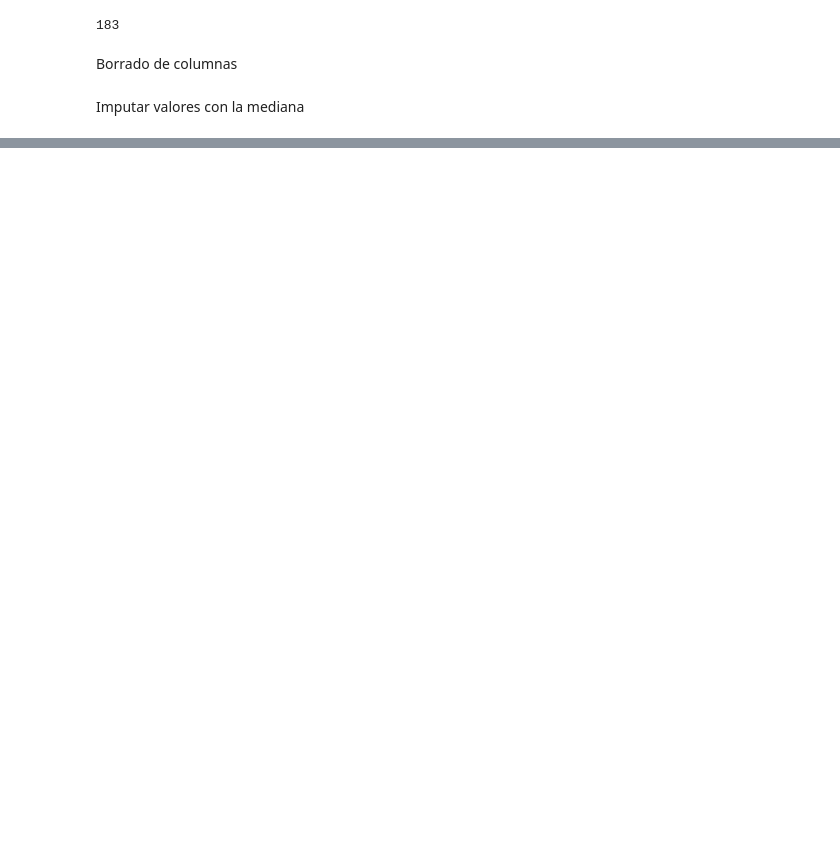
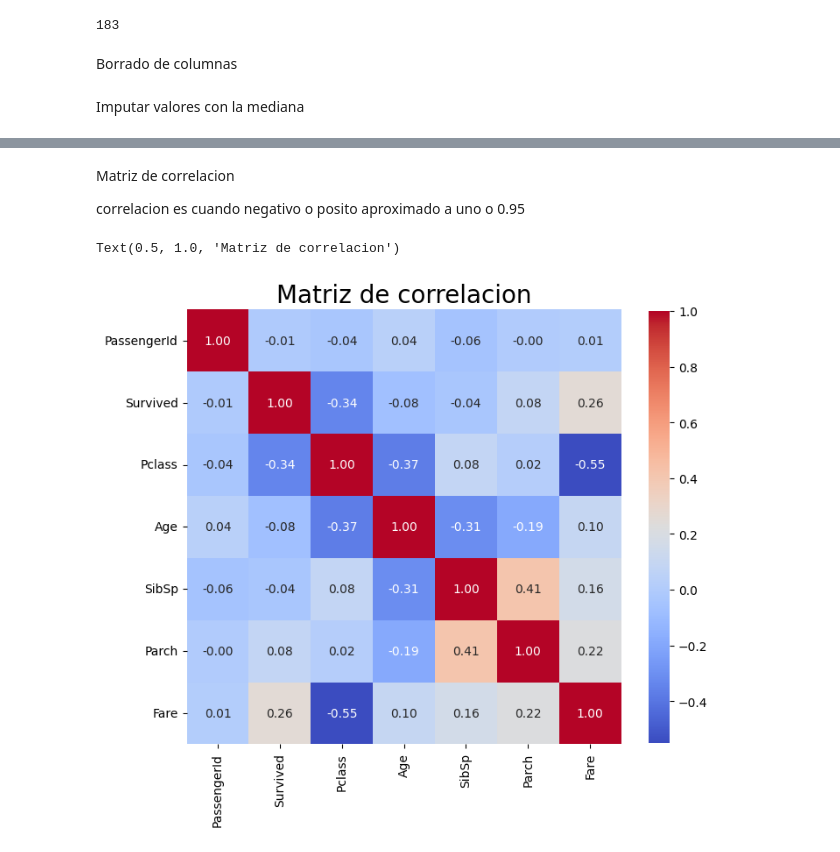
Before and after one commit to ccastro13/Ia, a Jupyter notebook: IA/IA/notebooks/dataclean.ipynb, the cells around one changed output, grey strips where cells are left out. Saved outputs shown, nothing was run; the diff lists cells and outputs as text; code cells hidden in the pictures; blank space fills up the shorter version.

```diff
--- a/IA/IA/notebooks/dataclean.ipynb
+++ b/IA/IA/notebooks/dataclean.ipynb
@@ -196,0 +269,14 @@ dtype: float64
+# %% [markdown]
+Matriz de correlacion
+
+correlacion es cuando negativo o posito aproximado a uno o 0.95
+# %%
+cols = data.select_dtypes (include =["number"]).columns
+matriz = data [cols].corr()
+
+plt.figure(figsize=(8,8))
+sns.heatmap(matriz, annot=True, fmt=".2f",cmap="coolwarm",square=True,cbar_kws={"shrink":0.8})
+plt.title("Matriz de correlacion",fontsize=20)
+# %% [output]
+Text(0.5, 1.0, 'Matriz de correlacion')
+[figure, added]
```
Also changed, not shown: parts of 16 cells of this notebook.
